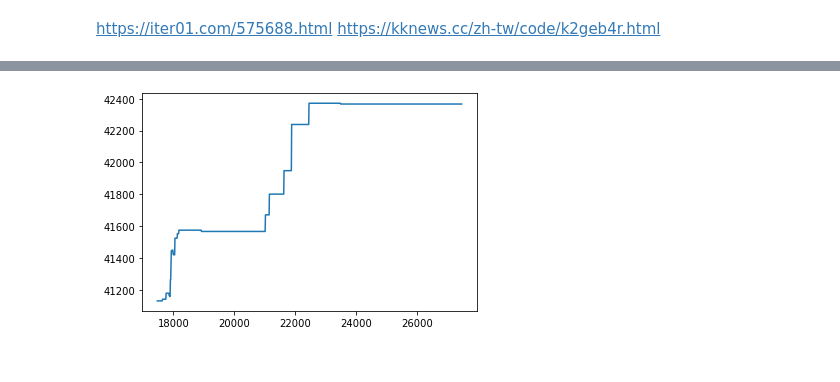
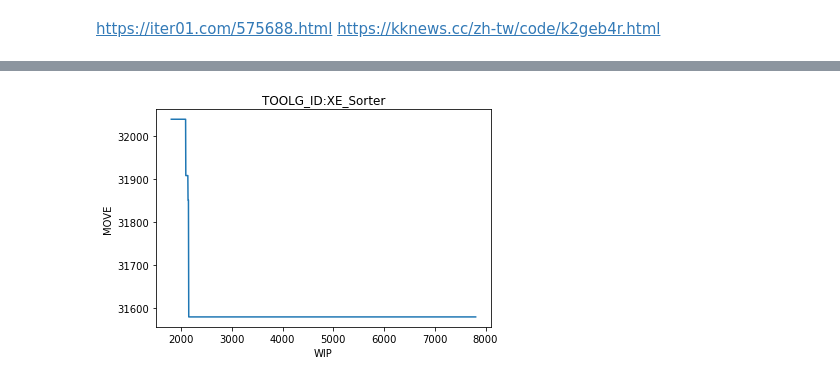
Before and after one commit to lokcyi/AI, a Jupyter notebook: ClassMaterial/20210308/XGBoost_Homework2.ipynb, the cells around one changed output, grey strips where cells are left out. Cells and saved outputs as stored; diff of their text form; code cells hidden in the pictures.

```diff
--- a/ClassMaterial/20210308/XGBoost_Homework2.ipynb
+++ b/ClassMaterial/20210308/XGBoost_Homework2.ipynb
@@ -8,12 +8,15 @@ import xgboost as xgb
 import matplotlib.pyplot as plt
 from sklearn.model_selection import GridSearchCV
 from sklearn.model_selection import train_test_split
+
+# target_ToolGID = 'PK_DUVKrF'
+target_ToolGID = 'XE_Sorter'
 def readDataFromFile(file_path):
     df = pd.read_csv(file_path)
     return df
 
 df_train=readDataFromFile('../../homework/training_data_20210302.csv')
-df_train = df_train.loc[df_train['TOOLG_ID']=='PK_DUVKrF']
+df_train = df_train.loc[df_train['TOOLG_ID']==target_ToolGID]
 # 觀察缺失值------------------------------------------
 print(df_train.isnull().sum())
 # 做数据切分------------------------------------------
@@ -22,7 +25,7 @@ df_train_eh =df_train.drop(['TOOLG_ID','MOVE_QTY','MFG_DATE','AI'], axis=1)
 X_dropped = np.asarray(df_train_eh)
 Y_dropped = np.asarray(df_train['MOVE_QTY'])
 
-X_train, X_val, y_train, y_val = train_test_split(X_dropped, Y_dropped, random_state=1)
+X_train, X_val, y_train, y_val = train_test_split(X_dropped, Y_dropped,test_size =0.2, random_state=1)
 xgTrain = xgb.DMatrix(X_train,y_train)
 xgVal = xgb.DMatrix(X_val,y_val)
 
@@ -64,21 +98,36 @@ CS             0
 # %%
+
 cols=['M','U','PT','UP_TIME','EQP_UTIL','TC','CS','C_AI']
+#df_testing = df_train_filter28days.drop(['TOOLG_ID','MOVE_QTY','MFG_DATE','AI'], axis=1)
+
+
+
 df_testing = df_train.drop(['TOOLG_ID','MOVE_QTY','MFG_DATE','AI'], axis=1)
 df_testing[cols]= df_testing[cols].mean()
+# for col in df_testing.columns:
+#     if col =='UP_TIME':
+#         df_testing[col] = df_testing[df_testing['UP_TIME'].apply(lambda x: x>=0.96)]['UP_TIME'].mean()
+#     elif col =='M':
+#         df_testing[col] = df_testing[df_testing[col].apply(lambda x: x>=31)][col].mean()
+#     elif col =='U':
+#         df_testing[col] = df_testing[df_testing[col].apply(lambda x:  0.06 <=  x <=0.08)][col].mean()
+#     else:
+#         df_testing[col]= df_testing[col].mean()
 df_testing =df_testing[0:1]
+print(df_testing.head())
 # max_wip = df_testing['NO_HOLD_QTY'].max()* .75
 max_wip = np.percentile(df_testing['NO_HOLD_QTY'], 50) # return 50th percentile, e.g median.
 tick = (df_testing['NO_HOLD_QTY'].max() - df_testing['NO_HOLD_QTY'].min()) /400
 if max_wip <=0 :
     max_wip=100
-if tick <10 :
-    tick = 10
+if tick <1 :
+    tick = 1
 print(max_wip,tick)
 
 df = pd.DataFrame(columns = df_testing.columns)
 
-for i in range(1000):
+for i in range(3000):
     df_testing['NO_HOLD_QTY']=max_wip+ tick*i
     df = df.append(df_testing,ignore_index=True)
-print(df.shape,df.head())
+# print(df.head())
 # %% [output]
@@ -99,10 +160,15 @@ print(df.shape,df.head())
 # %%
 X_droppedtest = np.asarray(df)
 xgtest = xgb.DMatrix(X_droppedtest)
 y_predict = bst.predict(xgtest)
 df['predict'] = y_predict
 
 plt.plot(df['NO_HOLD_QTY'] , y_predict)
+plt.title('TOOLG_ID:'+ df_train['TOOLG_ID'].iloc[0])
+plt.xlabel("WIP")
+plt.ylabel("MOVE")
+
+plt.savefig('./'+df_train['TOOLG_ID'].iloc[0]+'2.pdf',width=600, height=350)#儲存檔案
 plt.show()
 # %% [output]
-[figure, old version]
+[figure, new version]
```
Also changed, not shown: parts of 8 cells of this notebook, 3 other files.
